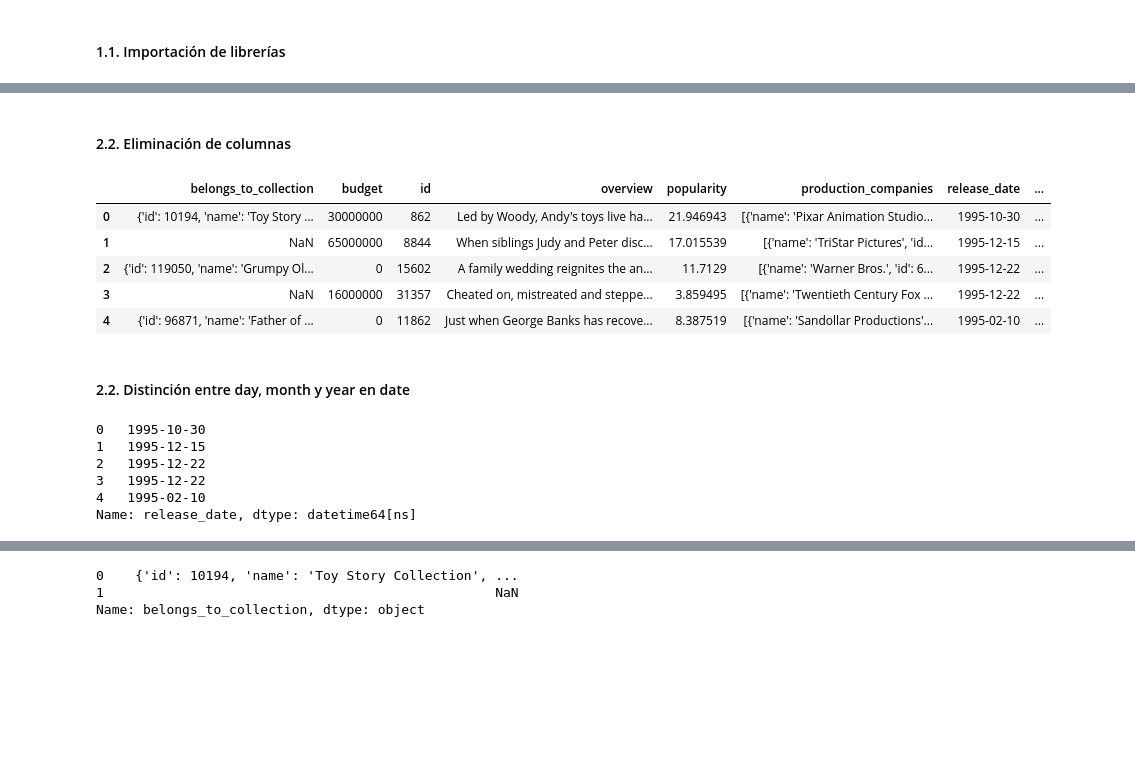
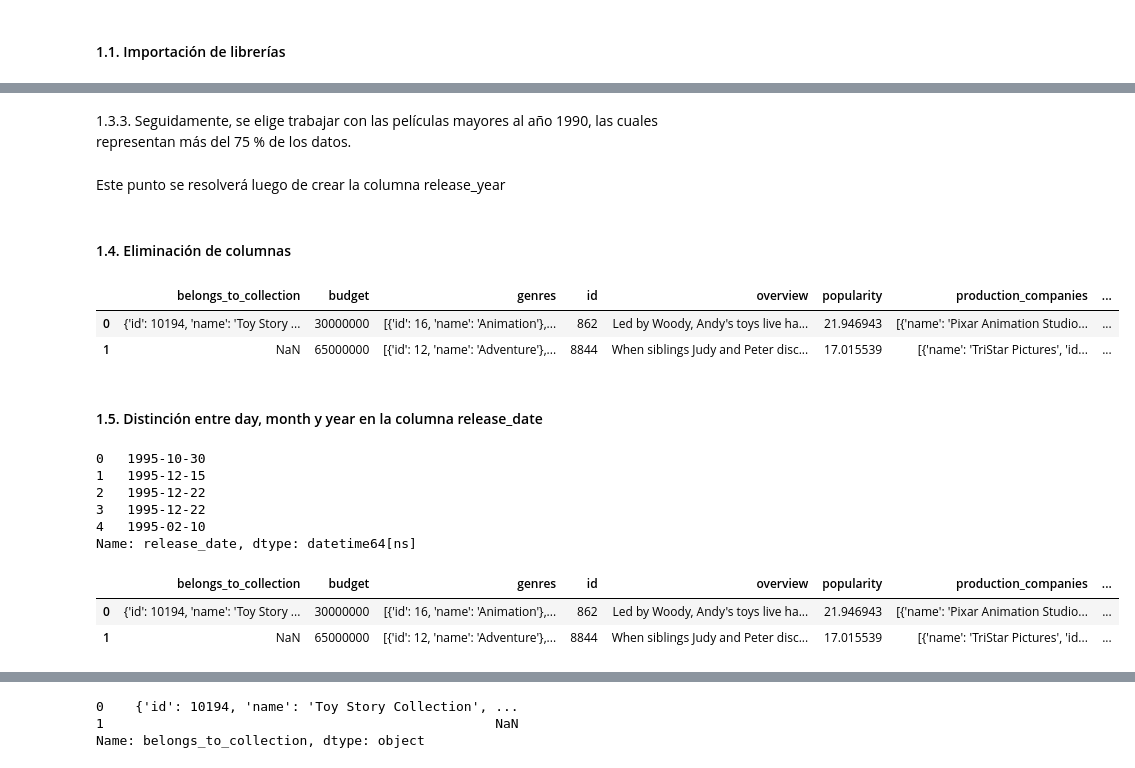
Before and after one commit to JosueMonte/Sistema_Recomendacion, a Jupyter notebook: transformaciones_2.ipynb, the cells around one changed output, grey strips where cells are left out. Saved outputs shown, nothing was run; the diff lists cells and outputs as text; code cells hidden in the pictures; blank space fills up the shorter version.

```diff
--- a/transformaciones_2.ipynb
+++ b/transformaciones_2.ipynb
@@ -43,26 +77,22 @@ df_movies.head(3)
 # %%
 # Se eliminan las películas que su idioma original no es en inglés (habria que analizar que porcentaje representan)
 df_movies_1 = df_movies[df_movies['original_language'] == 'en']
-# %%
-# Se filtran las filas con valores notna en las columnas 'video', 'status', 'release_date'
-df_movies_1 = df_movies_1[df_movies_1['video'].notna()]
-df_movies_1 = df_movies_1[df_movies_1['status'].notna()]
-df_movies_1 = df_movies_1[df_movies_1['release_date'].notna()]
+# %% [markdown]
+1.3.3. Seguidamente, se elige trabajar con las películas mayores al año 1990, las cuales representan más del 75 % de los datos.
+# %% [markdown]
+Este punto se resolverá luego de crear la columna release_year
 # %% [markdown]
-#### 2.2. Eliminación de columnas
+#### 1.4. Eliminación de columnas
 # %%
-df_movies_2 = df_movies_1.drop(['adult', 'genres', 'poster_path', 'status', 'homepage', 'imdb_id', 'production_countries', 'original_language', 'runtime', 'spoken_languages', 'tagline', 'original_title', 'video'], axis=1)
+df_movies_2 = df_movies_1.drop(['adult', 'poster_path', 'status', 'homepage', 'imdb_id', 'production_countries', 'original_language', 'runtime', 'spoken_languages', 'tagline', 'original_title', 'video'], axis=1)
 # %%
-df_movies_2.head()
+df_movies_2.head(2)
 # %% [output]
-|  | belongs_to_collection | budget | id | overview | popularity | production_companies | release_date | ... |
-| 0 | {'id': 10194, 'name': 'Toy Story ... | 30000000 | 862 | Led by Woody, Andy's toys live ha... | 21.946943 | [{'name': 'Pixar Animation Studio... | 1995-10-30 | ... |
-| 1 | NaN | 65000000 | 8844 | When siblings Judy and Peter disc... | 17.015539 | [{'name': 'TriStar Pictures', 'id... | 1995-12-15 | ... |
-| 2 | {'id': 119050, 'name': 'Grumpy Ol... | 0 | 15602 | A family wedding reignites the an... | 11.7129 | [{'name': 'Warner Bros.', 'id': 6... | 1995-12-22 | ... |
-| 3 | NaN | 16000000 | 31357 | Cheated on, mistreated and steppe... | 3.859495 | [{'name': 'Twentieth Century Fox ... | 1995-12-22 | ... |
-| 4 | {'id': 96871, 'name': 'Father of ... | 0 | 11862 | Just when George Banks has recove... | 8.387519 | [{'name': 'Sandollar Productions'... | 1995-02-10 | ... |
+|  | belongs_to_collection | budget | genres | id | overview | popularity | production_companies | ... |
+| 0 | {'id': 10194, 'name': 'Toy Story ... | 30000000 | [{'id': 16, 'name': 'Animation'},... | 862 | Led by Woody, Andy's toys live ha... | 21.946943 | [{'name': 'Pixar Animation Studio... | ... |
+| 1 | NaN | 65000000 | [{'id': 12, 'name': 'Adventure'},... | 8844 | When siblings Judy and Peter disc... | 17.015539 | [{'name': 'TriStar Pictures', 'id... | ... |
 # %% [markdown]
-#### 2.2. Distinción entre day, month y year en date
+#### 1.5. Distinción entre day, month y year en la columna release_date
 # %%
 # Convertir la columna 'date' a datetime
 df_movies_2['release_date'] = pd.to_datetime(df_movies_2['release_date'], errors='coerce')
@@ -86,3 +114,9 @@ df_movies_2 = df_movies_2[df_movies_2['release_year'] >= 1990]
+# %%
+df_movies_2.head(2)
+# %% [output]
+|  | belongs_to_collection | budget | genres | id | overview | popularity | production_companies | ... |
+| 0 | {'id': 10194, 'name': 'Toy Story ... | 30000000 | [{'id': 16, 'name': 'Animation'},... | 862 | Led by Woody, Andy's toys live ha... | 21.946943 | [{'name': 'Pixar Animation Studio... | ... |
+| 1 | NaN | 65000000 | [{'id': 12, 'name': 'Adventure'},... | 8844 | When siblings Judy and Peter disc... | 17.015539 | [{'name': 'TriStar Pictures', 'id... | ... |
 # %%
 df_movies_2.info()
 # %% [output]
```
Also changed, not shown: parts of 51 cells of this notebook, 1 other file.
